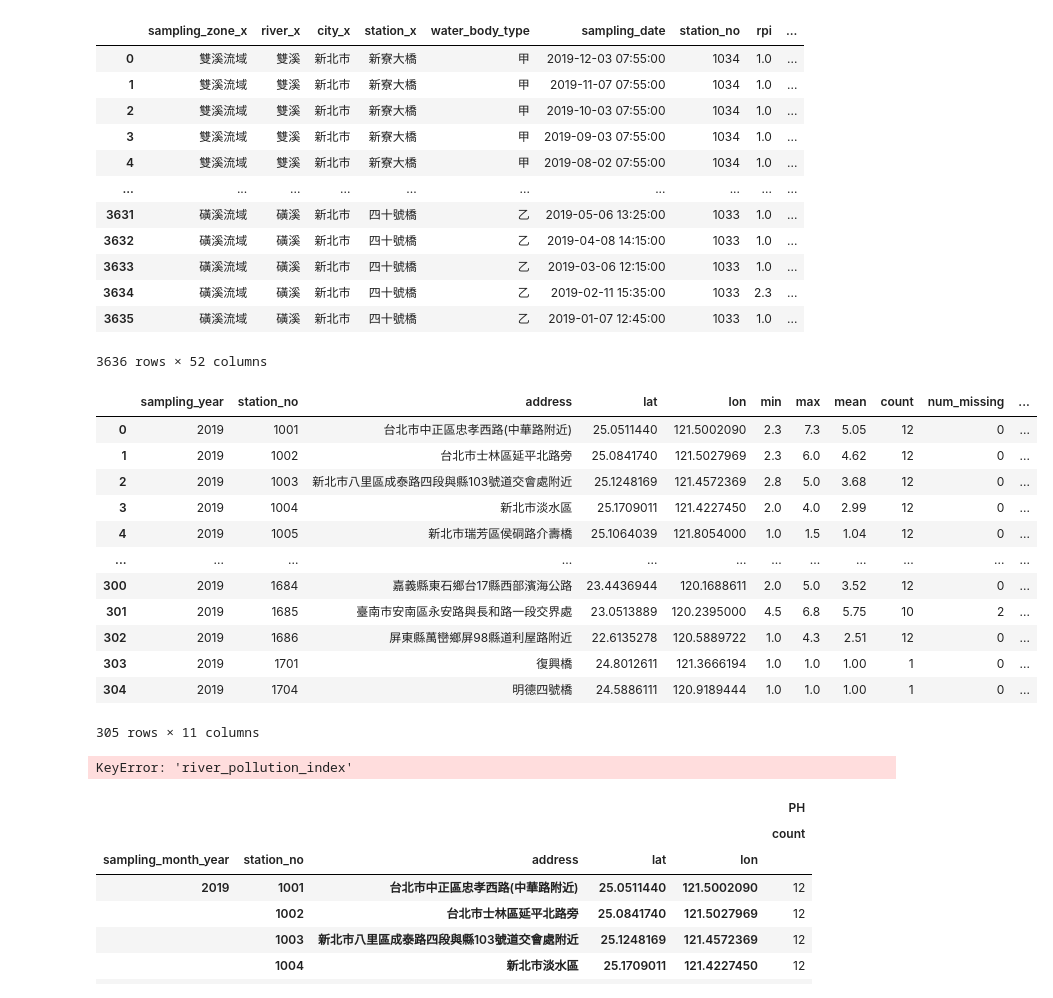
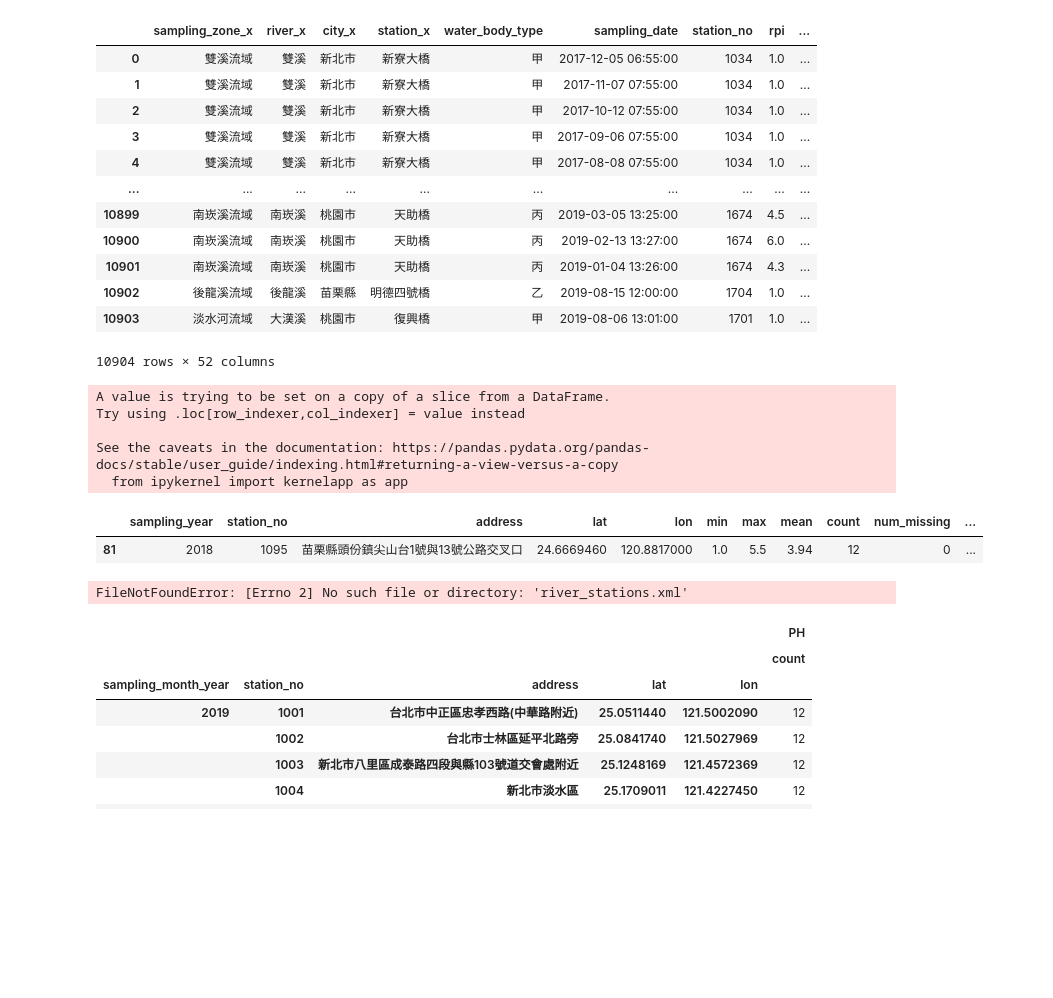
Before and after one commit to nweat/know-your-water, a Jupyter notebook: know_my_wata/water_app/data/data_exploration.ipynb, the cells around one changed output. Cells and saved outputs as stored; diff of their text form; code cells hidden in the pictures; blank space fills up the shorter version.

```diff
--- a/know_my_wata/water_app/data/data_exploration.ipynb
+++ b/know_my_wata/water_app/data/data_exploration.ipynb
@@ -10,6 +11,15 @@ import re
 # %%
 ###################################################### combine CSV data for Rivers
-water = pd.read_csv('river/River-2019.csv')
+all_files = glob.glob("river/*.csv")
+li = []
+
+for filename in all_files:
+    df = pd.read_csv(filename, index_col=None)
+    li.append(df)
+
+water = pd.concat(li, axis=0, ignore_index=True)
+
+#water = pd.read_csv('river/River-2019.csv')
 water = water.rename(columns={"採樣分區": "sampling_zone",
                               "河川": "river",
                               "縣市": "city",
@@ -59,7 +69,6 @@ water['sampling_date_str'] = water['sampling_date'].dt.strftime('%Y-%m-%d %I:%M:
 water['sampling_year'] = water['sampling_date'].dt.strftime('%Y') # year
 water['sampling_month_year'] = water['sampling_date'].dt.strftime('%B %Y') # month year
 water = water.iloc[1:] #remove first row with data type labels
-water = water.astype({'station_no': 'int32'})
 pd.set_option("display.max.columns", None)
 pd.set_option("display.max.rows",10)
 water
@@ -91,24 +100,25 @@ with open('river_stations.json', 'w', encoding='utf-8') as file:
 '''
 ###################################################### Map station information back to data
 river_water_final = pd.merge(water, locations, on='station_no')
+river_water_final = river_water_final.astype({'station_no': 'int32'})
 with open('final/river.json', 'w', encoding='utf-8') as file:
     river_water_final.to_json(file, orient='records', indent=4, force_ascii=False)
 
 river_water_final
 # %% [output]
 |  | sampling_zone_x | river_x | city_x | station_x | water_body_type | sampling_date | station_no | rpi | ... |
-| 0 | 雙溪流域 | 雙溪 | 新北市 | 新寮大橋 | 甲 | 2019-12-03 07:55:00 | 1034 | 1.0 | ... |
-| 1 | 雙溪流域 | 雙溪 | 新北市 | 新寮大橋 | 甲 | 2019-11-07 07:55:00 | 1034 | 1.0 | ... |
-| 2 | 雙溪流域 | 雙溪 | 新北市 | 新寮大橋 | 甲 | 2019-10-03 07:55:00 | 1034 | 1.0 | ... |
-| 3 | 雙溪流域 | 雙溪 | 新北市 | 新寮大橋 | 甲 | 2019-09-03 07:55:00 | 1034 | 1.0 | ... |
-| 4 | 雙溪流域 | 雙溪 | 新北市 | 新寮大橋 | 甲 | 2019-08-02 07:55:00 | 1034 | 1.0 | ... |
+| 0 | 雙溪流域 | 雙溪 | 新北市 | 新寮大橋 | 甲 | 2017-12-05 06:55:00 | 1034 | 1.0 | ... |
+| 1 | 雙溪流域 | 雙溪 | 新北市 | 新寮大橋 | 甲 | 2017-11-07 07:55:00 | 1034 | 1.0 | ... |
+| 2 | 雙溪流域 | 雙溪 | 新北市 | 新寮大橋 | 甲 | 2017-10-12 07:55:00 | 1034 | 1.0 | ... |
+| 3 | 雙溪流域 | 雙溪 | 新北市 | 新寮大橋 | 甲 | 2017-09-06 07:55:00 | 1034 | 1.0 | ... |
+| 4 | 雙溪流域 | 雙溪 | 新北市 | 新寮大橋 | 甲 | 2017-08-08 07:55:00 | 1034 | 1.0 | ... |
 | ... | ... | ... | ... | ... | ... | ... | ... | ... | ... |
-| 3631 | 磺溪流域 | 磺溪 | 新北市 | 四十號橋 | 乙 | 2019-05-06 13:25:00 | 1033 | 1.0 | ... |
-| 3632 | 磺溪流域 | 磺溪 | 新北市 | 四十號橋 | 乙 | 2019-04-08 14:15:00 | 1033 | 1.0 | ... |
-| 3633 | 磺溪流域 | 磺溪 | 新北市 | 四十號橋 | 乙 | 2019-03-06 12:15:00 | 1033 | 1.0 | ... |
-| 3634 | 磺溪流域 | 磺溪 | 新北市 | 四十號橋 | 乙 | 2019-02-11 15:35:00 | 1033 | 2.3 | ... |
-| 3635 | 磺溪流域 | 磺溪 | 新北市 | 四十號橋 | 乙 | 2019-01-07 12:45:00 | 1033 | 1.0 | ... |
+| 10899 | 南崁溪流域 | 南崁溪 | 桃園市 | 天助橋 | 丙 | 2019-03-05 13:25:00 | 1674 | 4.5 | ... |
+| 10900 | 南崁溪流域 | 南崁溪 | 桃園市 | 天助橋 | 丙 | 2019-02-13 13:27:00 | 1674 | 6.0 | ... |
+| 10901 | 南崁溪流域 | 南崁溪 | 桃園市 | 天助橋 | 丙 | 2019-01-04 13:26:00 | 1674 | 4.3 | ... |
+| 10902 | 後龍溪流域 | 後龍溪 | 苗栗縣 | 明德四號橋 | 乙 | 2019-08-15 12:00:00 | 1704 | 1.0 | ... |
+| 10903 | 淡水河流域 | 大漢溪 | 桃園市 | 復興橋 | 甲 | 2019-08-06 13:01:00 | 1701 | 1.0 | ... |
-3636 rows × 52 columns
+10904 rows × 52 columns
 # %%
 '''
 Perform RPI stats
@@ -117,7 +127,7 @@ https://medium.com/dunder-data/finding-the-percentage-of-missing-values-in-a-pan
 https://queirozf.com/entries/pandas-dataframe-groupby-examples
 '''
 
-YEAR = '2019'
+YEAR = '2018'
 FIELD = 'rpi'
 FIELD_MISSING = FIELD +'_missing'
 MISSING_VALUE = '--'
@@ -132,47 +142,46 @@ river_stats[FIELD] = river_stats[FIELD].replace(MISSING_VALUE, np.nan)
 river_stats = river_stats.astype({FIELD: 'float'})
 river_stats[FIELD_MISSING] = river_stats[FIELD].isna()
 river_stats = river_stats.groupby(['sampling_year', 'station_no', 'address', 'lat', 'lon']).agg(
     {
      FIELD: ['min', 'max', 'mean', 'count'],
      FIELD_MISSING: ['sum', 'mean']
     }
 ) #.rename(columns={"min": "RPI_min", "max": "RPI_max", "mean": "RPI_mean"})
 
 # rename columns
 river_stats.columns = ['_'.join(col).strip() for col in river_stats.columns.values]
 
 # format values
 river_stats = river_stats.astype({FIELD_MISSING + '_sum': 'int32'})
 river_stats[FIELD_MISSING + '_mean'] = river_stats[FIELD_MISSING + '_mean'].round(4) * 100
 river_stats[FIELD + '_mean'] = river_stats[FIELD + '_mean'].round(2)
 
 #rename columns so as to easier handle different stat types
 river_stats.rename(columns={
     FIELD + '_min': "min",
     FIELD + '_max': "max",
     FIELD + '_mean': "mean",
     FIELD + '_count': "count",
     FIELD_MISSING + '_sum': "num_missing",
     FIELD_MISSING + '_mean': "perc_missing",
 }, inplace=True)
 river_stats = river_stats.reset_index()
 #river_water_final2['river_pollution_index'].unique()
-#river_stats[river_stats['station_no'] == 1001]
-river_stats
+
+#river_stats['min'].dropna(inplace=True)
+river_stats = river_stats.dropna(how='any', subset=['min'])
+river_stats[river_stats['station_no'] == 1095]
+
+# 1143 is missing all data, remove missing stations from analysis
+#river_stats
 # %% [output]
+A value is trying to be set on a copy of a slice from a DataFrame.
+Try using .loc[row_indexer,col_indexer] = value instead
+
+See the caveats in the documentation: https://pandas.pydata.org/pandas-docs/stable/user_guide/indexing.html#returning-a-view-versus-a-copy
+  from ipykernel import kernelapp as app
 |  | sampling_year | station_no | address | lat | lon | min | max | mean | count | num_missing | ... |
-| 0 | 2019 | 1001 | 台北市中正區忠孝西路(中華路附近) | 25.0511440 | 121.5002090 | 2.3 | 7.3 | 5.05 | 12 | 0 | ... |
-| 1 | 2019 | 1002 | 台北市士林區延平北路旁 | 25.0841740 | 121.5027969 | 2.3 | 6.0 | 4.62 | 12 | 0 | ... |
-| 2 | 2019 | 1003 | 新北市八里區成泰路四段與縣103號道交會處附近 | 25.1248169 | 121.4572369 | 2.8 | 5.0 | 3.68 | 12 | 0 | ... |
-| 3 | 2019 | 1004 | 新北市淡水區 | 25.1709011 | 121.4227450 | 2.0 | 4.0 | 2.99 | 12 | 0 | ... |
-| 4 | 2019 | 1005 | 新北市瑞芳區侯硐路介壽橋 | 25.1064039 | 121.8054000 | 1.0 | 1.5 | 1.04 | 12 | 0 | ... |
-| ... | ... | ... | ... | ... | ... | ... | ... | ... | ... | ... | ... |
-| 300 | 2019 | 1684 | 嘉義縣東石鄉台17縣西部濱海公路 | 23.4436944 | 120.1688611 | 2.0 | 5.0 | 3.52 | 12 | 0 | ... |
-| 301 | 2019 | 1685 | 臺南市安南區永安路與長和路一段交界處 | 23.0513889 | 120.2395000 | 4.5 | 6.8 | 5.75 | 10 | 2 | ... |
-| 302 | 2019 | 1686 | 屏東縣萬巒鄉屏98縣道利屋路附近 | 22.6135278 | 120.5889722 | 1.0 | 4.3 | 2.51 | 12 | 0 | ... |
-| 303 | 2019 | 1701 | 復興橋 | 24.8012611 | 121.3666194 | 1.0 | 1.0 | 1.00 | 1 | 0 | ... |
-| 304 | 2019 | 1704 | 明德四號橋 | 24.5886111 | 120.9189444 | 1.0 | 1.0 | 1.00 | 1 | 0 | ... |
+| 81 | 2018 | 1095 | 苗栗縣頭份鎮尖山台1號與13號公路交叉口 | 24.6669460 | 120.8817000 | 1.0 | 5.5 | 3.94 | 12 | 0 | ... |
-305 rows × 11 columns
 # %%
 
 '''
@@ -210,7 +219,7 @@ with open('river.json', 'w', encoding='utf-8') as file:
 
 river_water_final
 # %% [output]
-KeyError: 'river_pollution_index'
+FileNotFoundError: [Errno 2] No such file or directory: 'river_stations.xml'
 # %%
 '''
 Explore PH data
```
Also changed, not shown: parts of 1 cell of this notebook, 12 other files.
